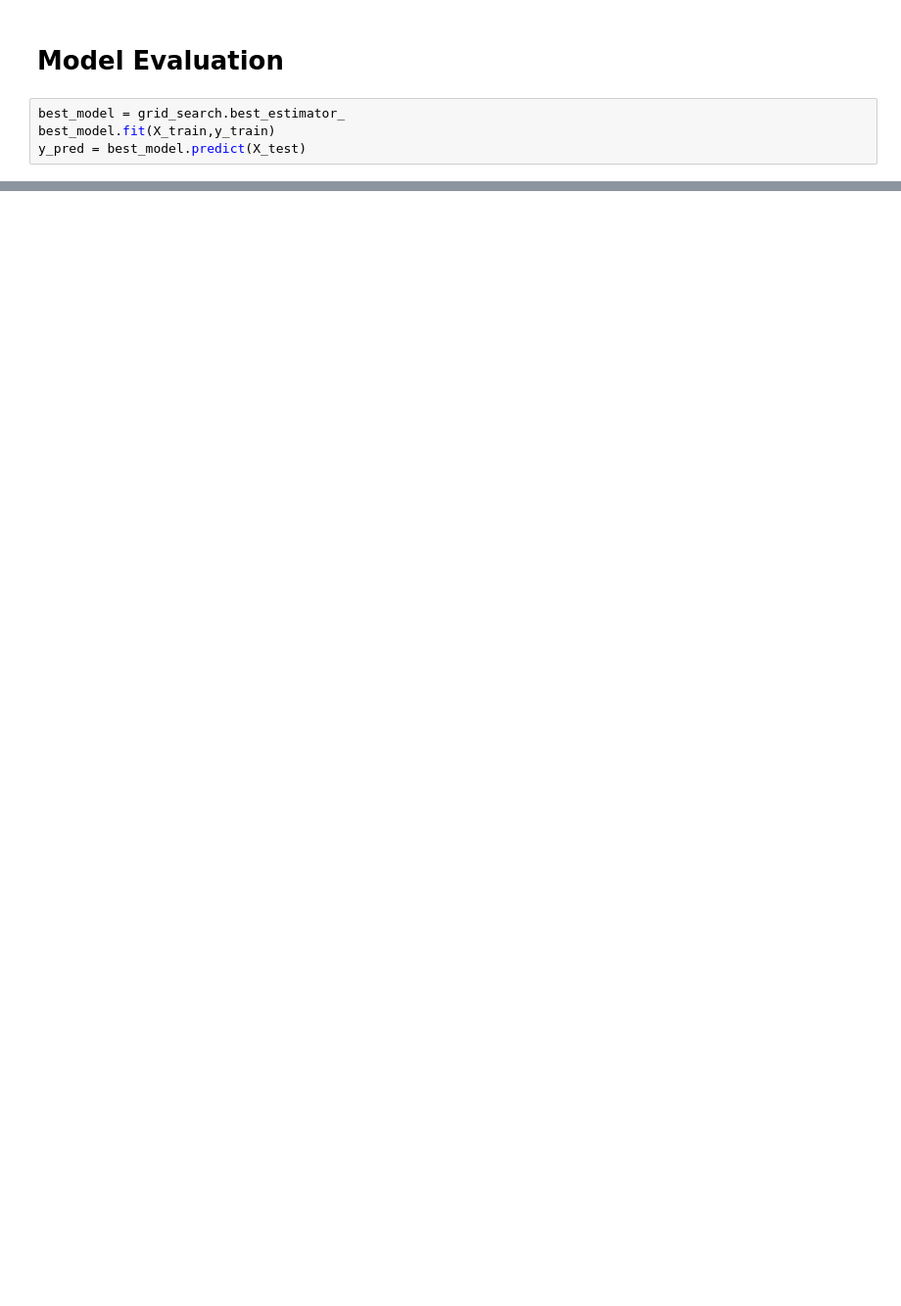
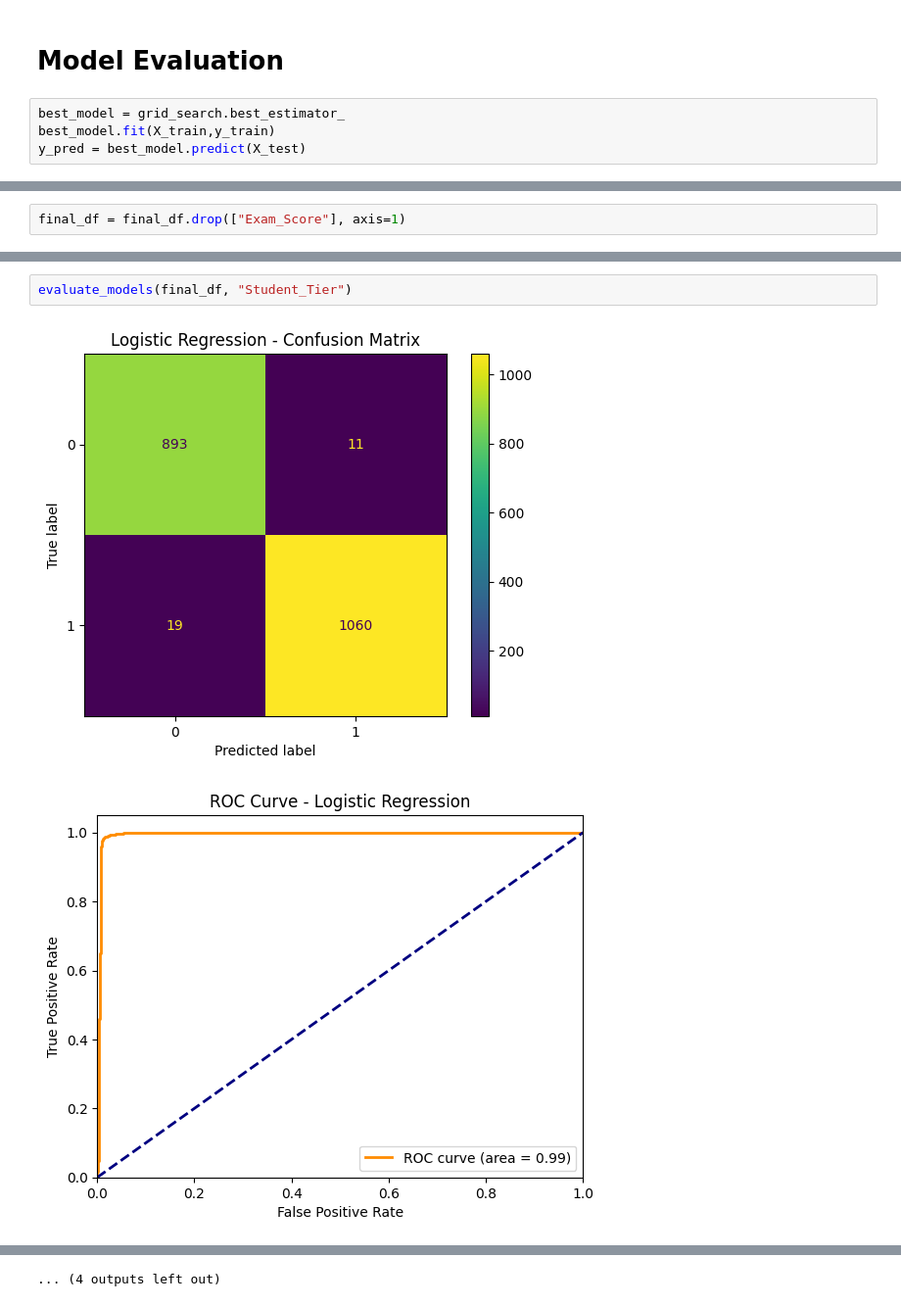
Before and after one commit to sergioamdiaz/Proyecto-Student-Performance-Factors-, a Jupyter notebook: Project_Student_Data.ipynb, the cells around one changed output, grey strips where cells are left out. Shown at 98% size. Drawn from its saved outputs; the diff is of its cells as text; blank space fills up the shorter version.

```diff
--- a/Project_Student_Data.ipynb
+++ b/Project_Student_Data.ipynb
@@ -577,0 +546,2 @@ ROC-AUC score  test dataset:     0.9918342532827019
+# %%
+final_df = final_df.drop(["Exam_Score"], axis=1)
@@ -577,0 +645,5 @@ ROC-AUC score  test dataset:     0.9918342532827019
+# %%
+evaluate_models(final_df, "Student_Tier")
+# %% [output]
+[figure, added]
+[figure, added]
@@ -577,0 +693 @@ ROC-AUC score  test dataset:     0.9918342532827019
+... (4 outputs left out)
```
Also changed, not shown: parts of 27 cells of this notebook.
